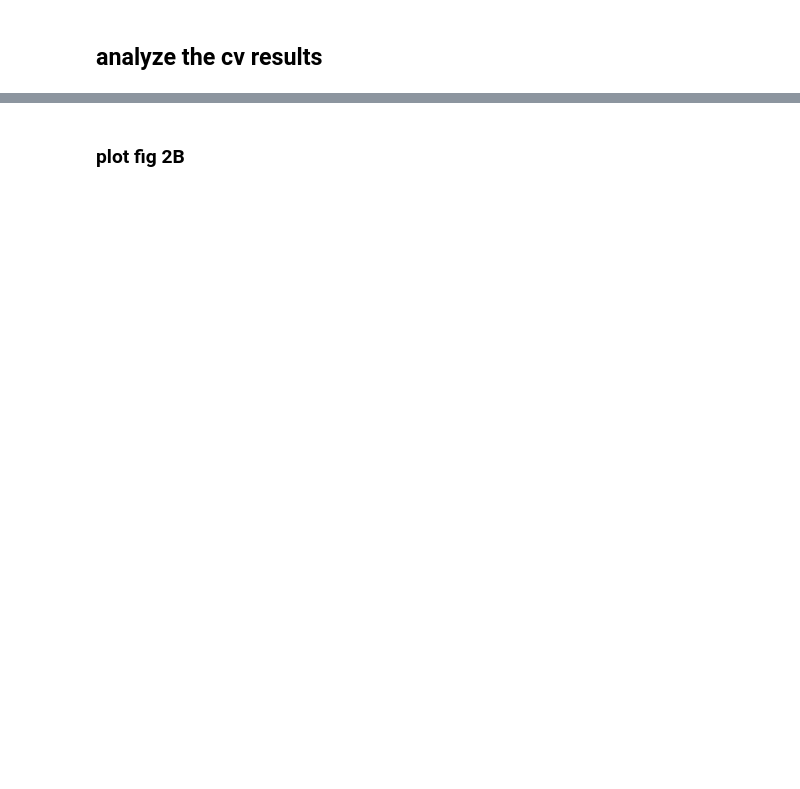
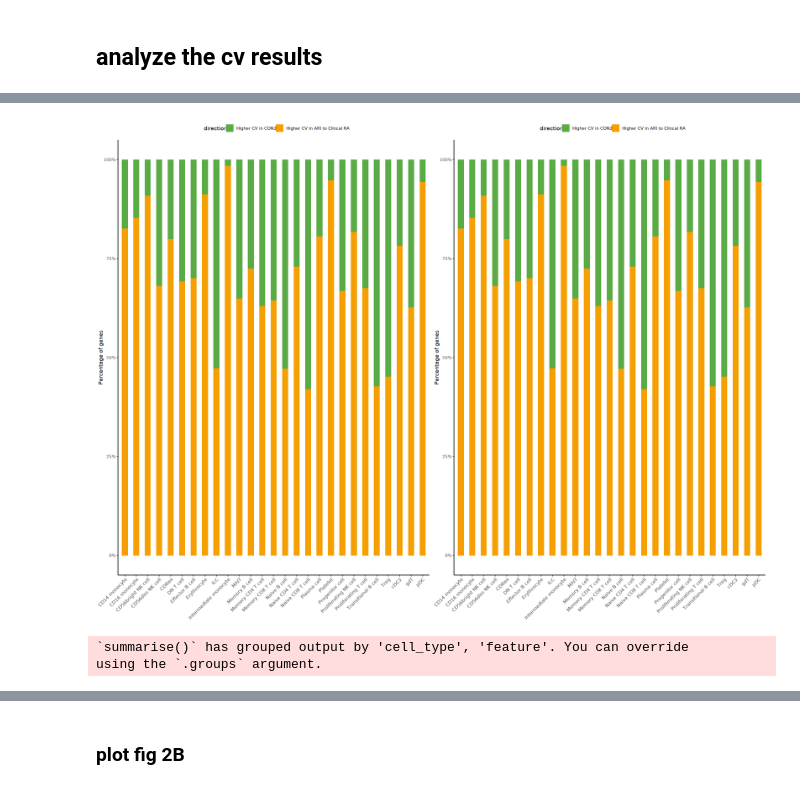
Before and after one commit to aifimmunology/ALTRA-manuscript, a Jupyter notebook: Analysis/scRNA/Longitudinal_analysis/05_R_scRNA_plamo_variability_analysis.ipynb, the cells around one changed output, grey strips where cells are left out. Saved outputs shown, nothing was run; the diff lists cells and outputs as text; code cells hidden in the pictures; blank space fills up the shorter version.

```diff
--- a/Analysis/scRNA/Longitudinal_analysis/05_R_scRNA_plamo_variability_analysis.ipynb
+++ b/Analysis/scRNA/Longitudinal_analysis/05_R_scRNA_plamo_variability_analysis.ipynb
@@ -477,0 +339,8 @@ mean_vc%>%head()
+# %%
+# load cv data
+celltype_cv <- fread(
+  "/home/workspace/private/ra-cohort-ide/ALTRA_manuscript/output_results_oldIDE/output_results/certPro_results/ALTRA_AIM3_BRI_scRNA_PALMO_CV_celltype.tsv"
+)
+celltype_cv2 <- fread(
+  "/home/workspace/private/ra-cohort-ide/ALTRA_manuscript/output_results_oldIDE/output_results/certPro_results/ALTRA_AIM3_BRI_scRNA_PALMO_CV_celltype_090324.tsv"
+)
@@ -477,0 +387,8 @@ mean_vc%>%head()
+# %%
+# calcualte the counts of genes
+cv_direction_counts <- celltype_cv_ratio %>%
+  filter(`Cell type` != "cDC1") %>%
+  group_by(`Cell type`, direction) %>%
+  tally() %>%
+  mutate(counts = if_else(direction == "Higher CV in converters", -n, n), pct = prop.table(n))
+cv_direction_counts %>% head()
@@ -477,0 +423,36 @@ mean_vc%>%head()
+# %%
+p1 <- ggplot(cv_direction_counts,
+             aes(width = 0.5, fill = direction, y = pct, x = `Cell type`)) +
+  geom_col() +
+  ylab("Percentage of genes") +
+  xlab("") +
+  theme_classic() +
+  theme(
+    axis.text.x = element_text(angle = 45, hjust = 1, vjust = 1, size = 10),
+    legend.position = "top",
+    strip.text = element_text(size = 10)
+  ) +
+  scale_fill_manual(values = c(
+    "#5AAA46",
+    "#F59F00"
+  )) +
+  scale_y_continuous(labels = scales::percent)
+p2 <- ggplot(cv_direction_counts,
+             aes(width = 0.5, fill = direction, y = pct, x = `Cell type`)) +
+  geom_col() +
+  ylab("Percentage of genes") +
+  xlab("") +
+  theme_classic() +
+  theme(
+    axis.text.x = element_text(angle = 45, hjust = 1, vjust = 1, size = 10),
+    legend.position = "top",
+    strip.text = element_text(size = 10)
+  ) +
+  scale_fill_manual(values = c(
+    "#5AAA46",
+    "#F59F00"
+  )) +
+  scale_y_continuous(labels = scales::percent)
+cowplot::plot_grid(p1, p2)
+# %% [output]
+[figure, added]
@@ -477,0 +462,15 @@ mean_vc%>%head()
+# %%
+# calculate the ratio of CVs
+celltype_cv_ratio <- celltype_cv %>%
+  group_by(cell_type, feature, status) %>%
+  summarise(mean_cv = mean(CV)) %>%
+  arrange(feature) %>%
+  pivot_wider(names_from = "status", values_from = "mean_cv") %>%
+  filter(!is.na(converters) & !is.na(bri_healthy)) %>%
+  mutate(ratio_cv = converters / bri_healthy) %>%
+  mutate(direction = factor(if_else(ratio_cv > 1, "Higher CV in ARI to Clincal RA",
+    "Higher CV in CON2"
+  ), levels = c("Higher CV in CON2", "Higher CV in ARI to Clincal RA")))
+# %% [output]
+`summarise()` has grouped output by 'cell_type', 'feature'. You can override
+using the `.groups` argument.
```
Also changed, not shown: parts of 159 cells of this notebook, 1 other file.
